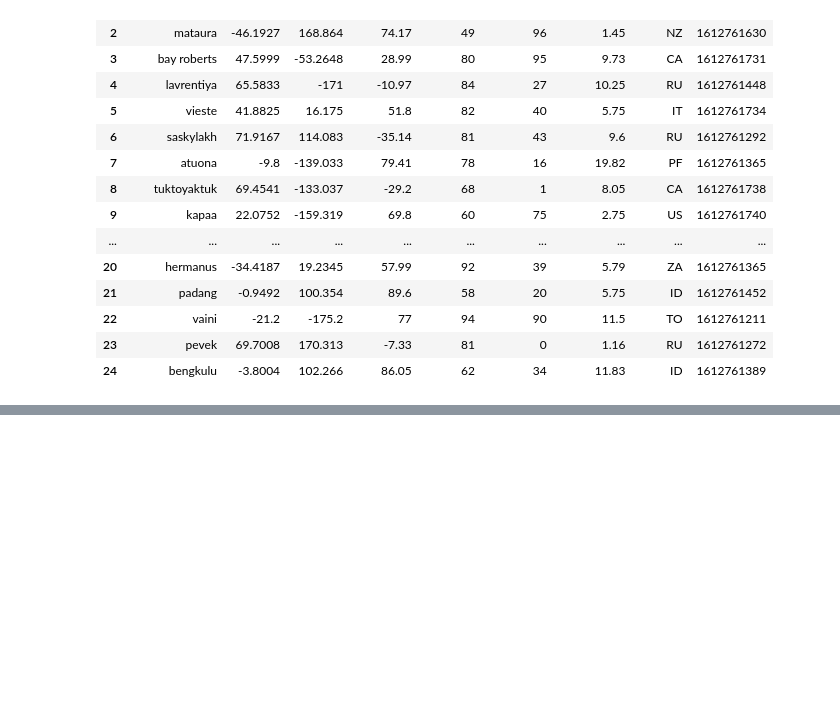
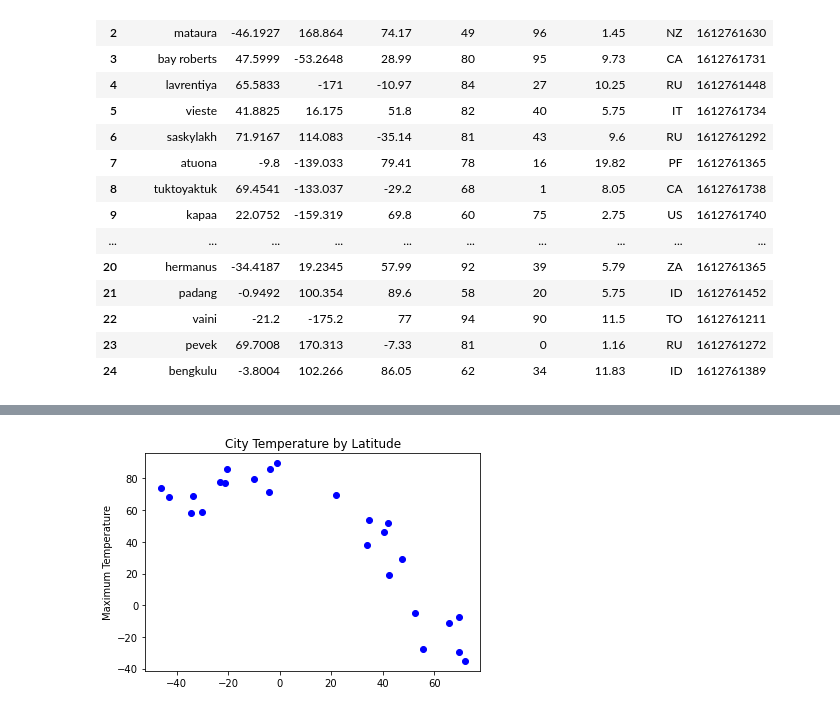
Before and after one commit to mel-c-lowe/Python-API-Challenge, a Jupyter notebook: WeatherPy/WeatherPy.ipynb, the cells around one changed output, grey strips where cells are left out. Saved outputs shown, nothing was run; the diff lists cells and outputs as text; code cells hidden in the pictures; blank space fills up the shorter version.

Commit message:
Charts are working, dataset is larger, can move on to next sections

```diff
--- a/WeatherPy/WeatherPy.ipynb
+++ b/WeatherPy/WeatherPy.ipynb
@@ -249,14 +267,16 @@ weather_data_2
 # %%
 # Temp vs Latitude
 x = weather_data["Lat"]
 temp_y = weather_data["Max Temp"]
 
-plt.plot(x, temp_y)
+plt.plot(x, temp_y, "bo")
 
 plt.ylabel("Maximum Temperature")
 plt.title("City Temperature by Latitude")
 
 plt.show()
+# %% [output]
+[figure, added]
 # %%
 # Temperature vs Latitude
 x = weather_data["Lat"]
```
Also changed, not shown: parts of 9 cells of this notebook, 1 other file.
